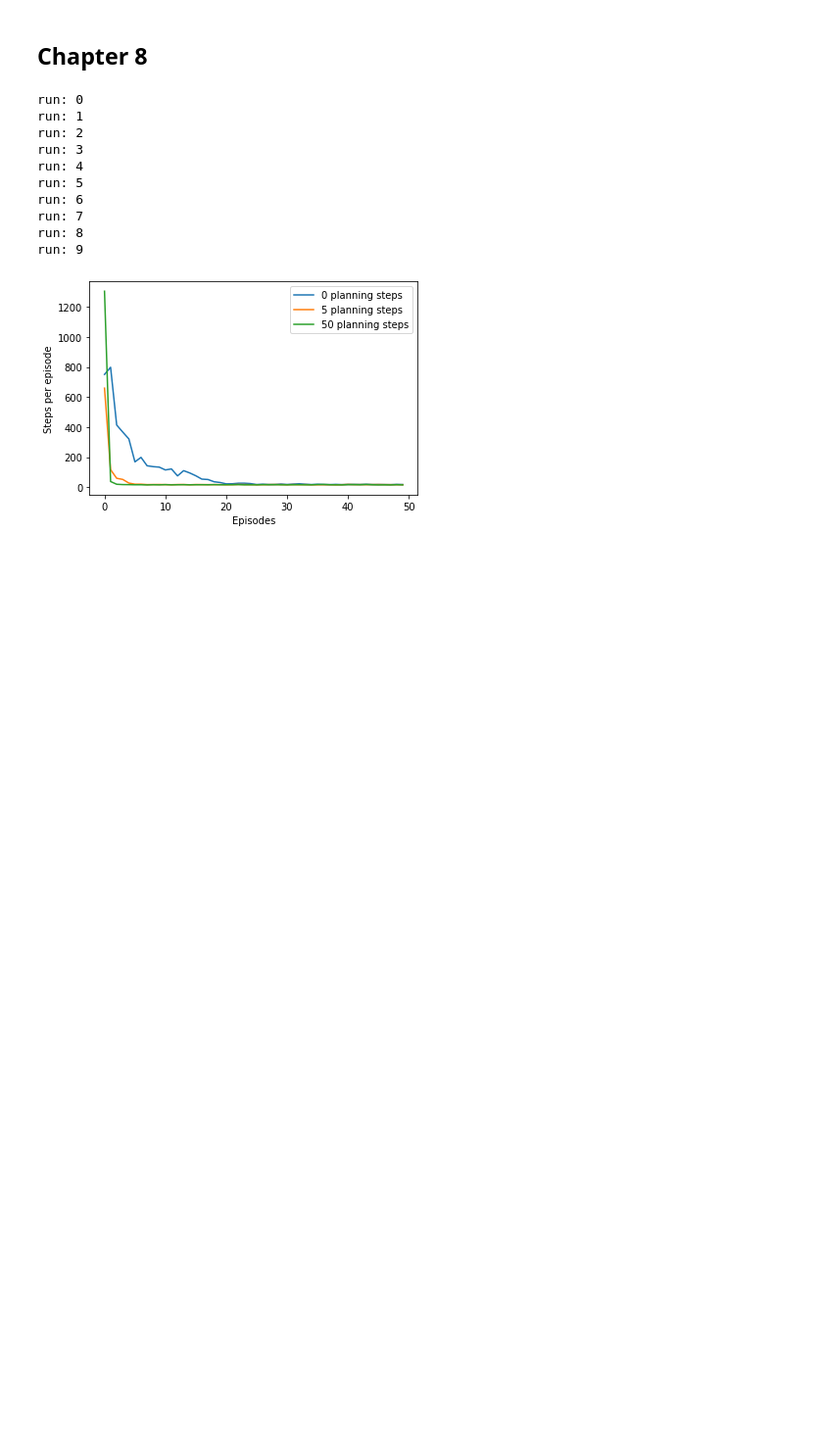
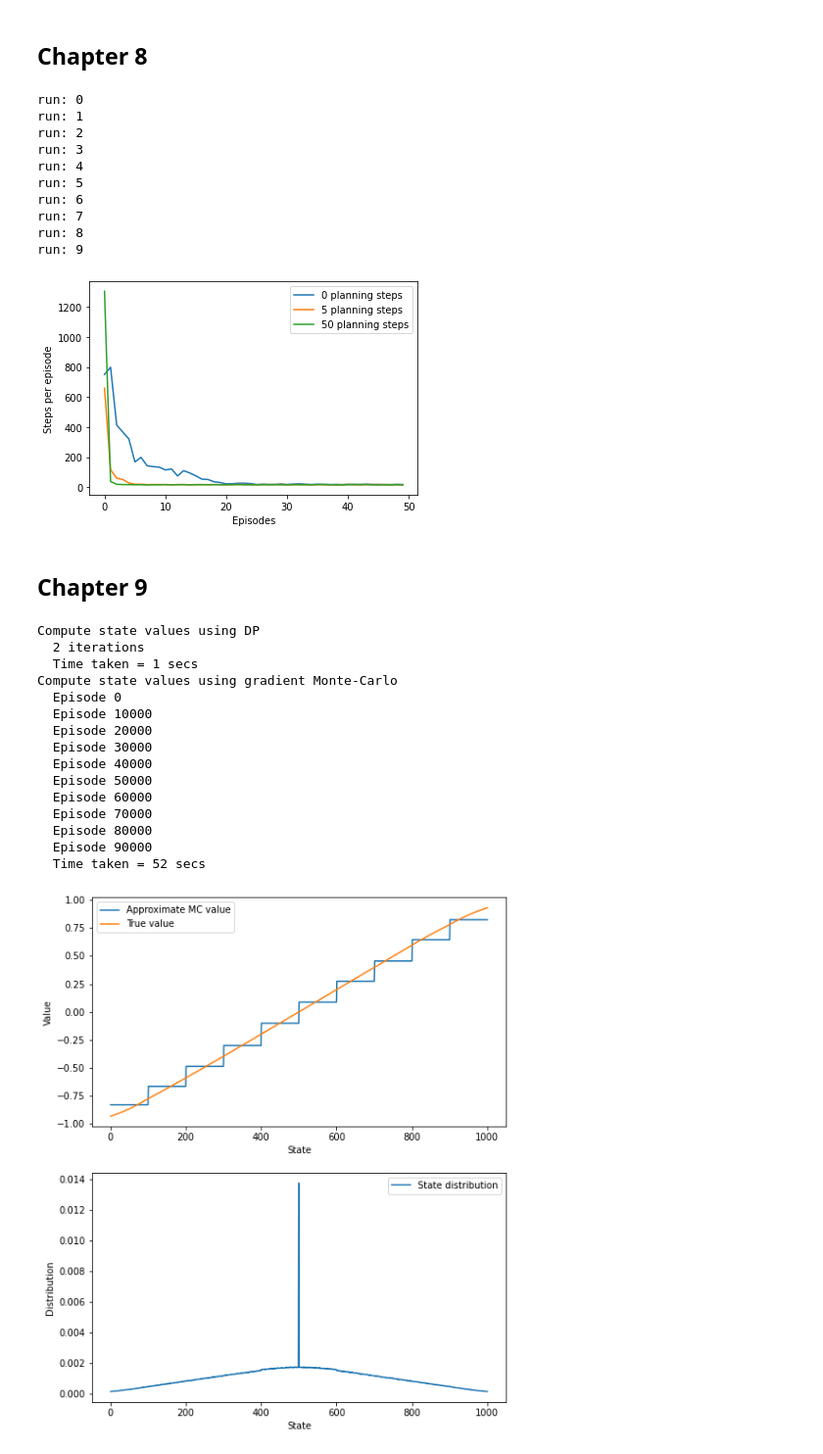
Before and after one commit to kesamet/rl-intro, a Jupyter notebook: starter.ipynb, the cells around one changed output. Shown: that part at 98% size. Drawn from its saved outputs; the diff is of its cells as text; code cells hidden in the pictures; blank space fills up the shorter version.

```diff
--- a/starter.ipynb
+++ b/starter.ipynb
@@ -245,3 +245,26 @@ run: 7
 run: 8
 run: 9
 [figure]
+# %% [markdown]
+## Chapter 9
+# %%
+from chapter09.random_walk import figure_9_1
+
+figure_9_1()
+# %% [output]
+Compute state values using DP
+  2 iterations
+  Time taken = 1 secs
+Compute state values using gradient Monte-Carlo
+  Episode 0
+  Episode 10000
+  Episode 20000
+  Episode 30000
+  Episode 40000
+  Episode 50000
+  Episode 60000
+  Episode 70000
+  Episode 80000
+  Episode 90000
+  Time taken = 52 secs
+[figure, added]
```
Also changed, not shown: 3 other files.
